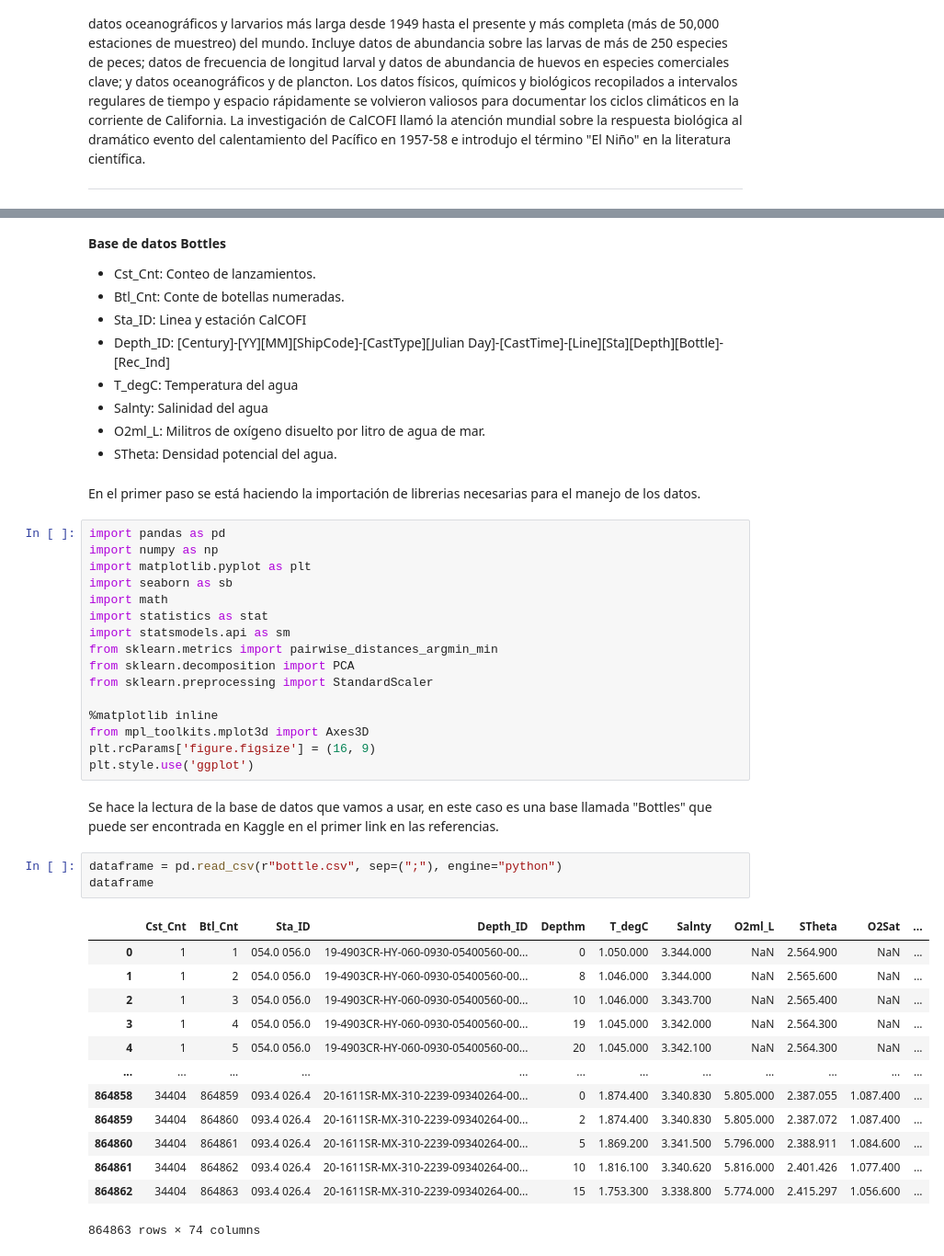
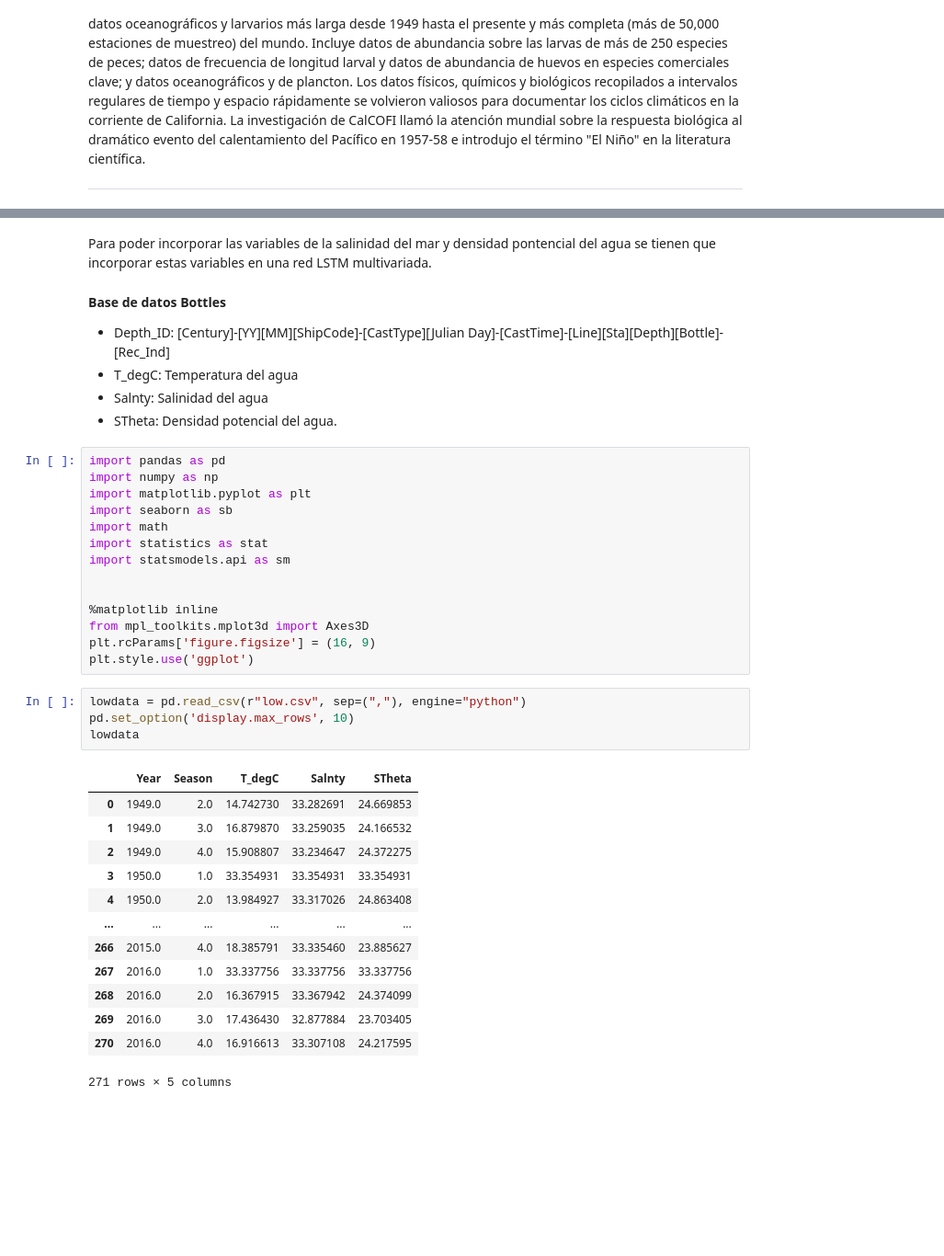
Before and after one commit to Lmdela/Trabajo-de-Mineria-de-Datos, a Jupyter notebook: Redes_LSTM.ipynb, the cells around one changed output, grey strips where cells are left out. Shown at 92% size. Drawn from its saved outputs; the diff is of its cells as text; blank space fills up the shorter version.

```diff
--- a/Redes_LSTM.ipynb
+++ b/Redes_LSTM.ipynb
@@ -32,16 +34,12 @@ Estas redes tienen la habilidad de remover o añadir información a los estados
+# %% [markdown]
+Para poder incorporar las variables de la salinidad del mar y densidad pontencial del agua se tienen que incorporar estas variables en una red LSTM multivariada.
 # %% [markdown]
 **Base de datos Bottles**
 
-*   Cst_Cnt: Conteo de lanzamientos.
-*   Btl_Cnt: Conte de botellas numeradas.
-*   Sta_ID: Linea y estación CalCOFI
 *   Depth_ID: [Century]-[YY][MM][ShipCode]-[CastType][Julian Day]-[CastTime]-[Line][Sta][Depth][Bottle]-[Rec_Ind]
 *   T_degC: Temperatura del agua
 *   Salnty: Salinidad del agua
-*   O2ml_L: Militros de oxígeno disuelto por litro de agua de mar.
 *   STheta: Densidad potencial del agua.
-# %% [markdown]
-En el primer paso se está haciendo la importación de librerias necesarias para el manejo de los datos.
 # %%
 import pandas as pd
 import numpy as np
@@ -50,30 +48,27 @@ import seaborn as sb
 import math
 import statistics as stat
 import statsmodels.api as sm
-from sklearn.metrics import pairwise_distances_argmin_min
-from sklearn.decomposition import PCA
-from sklearn.preprocessing import StandardScaler
+
 
 %matplotlib inline
 from mpl_toolkits.mplot3d import Axes3D
 plt.rcParams['figure.figsize'] = (16, 9)
 plt.style.use('ggplot')
-# %% [markdown]
-Se hace la lectura de la base de datos que vamos a usar, en este caso es una base llamada "Bottles" que puede ser encontrada en Kaggle en el primer link en las referencias.
 # %%
-dataframe = pd.read_csv(r"bottle.csv", sep=(";"), engine="python")
-dataframe
+lowdata = pd.read_csv(r"low.csv", sep=(","), engine="python")
+pd.set_option('display.max_rows', 10)
+lowdata
 # %% [output]
-|  | Cst_Cnt | Btl_Cnt | Sta_ID | Depth_ID | Depthm | T_degC | Salnty | O2ml_L | STheta | O2Sat | ... |
-| 0 | 1 | 1 | 054.0 056.0 | 19-4903CR-HY-060-0930-05400560-00... | 0 | 1.050.000 | 3.344.000 | NaN | 2.564.900 | NaN | ... |
-| 1 | 1 | 2 | 054.0 056.0 | 19-4903CR-HY-060-0930-05400560-00... | 8 | 1.046.000 | 3.344.000 | NaN | 2.565.600 | NaN | ... |
-| 2 | 1 | 3 | 054.0 056.0 | 19-4903CR-HY-060-0930-05400560-00... | 10 | 1.046.000 | 3.343.700 | NaN | 2.565.400 | NaN | ... |
-| 3 | 1 | 4 | 054.0 056.0 | 19-4903CR-HY-060-0930-05400560-00... | 19 | 1.045.000 | 3.342.000 | NaN | 2.564.300 | NaN | ... |
-| 4 | 1 | 5 | 054.0 056.0 | 19-4903CR-HY-060-0930-05400560-00... | 20 | 1.045.000 | 3.342.100 | NaN | 2.564.300 | NaN | ... |
-| ... | ... | ... | ... | ... | ... | ... | ... | ... | ... | ... | ... |
-| 864858 | 34404 | 864859 | 093.4 026.4 | 20-1611SR-MX-310-2239-09340264-00... | 0 | 1.874.400 | 3.340.830 | 5.805.000 | 2.387.055 | 1.087.400 | ... |
-| 864859 | 34404 | 864860 | 093.4 026.4 | 20-1611SR-MX-310-2239-09340264-00... | 2 | 1.874.400 | 3.340.830 | 5.805.000 | 2.387.072 | 1.087.400 | ... |
-| 864860 | 34404 | 864861 | 093.4 026.4 | 20-1611SR-MX-310-2239-09340264-00... | 5 | 1.869.200 | 3.341.500 | 5.796.000 | 2.388.911 | 1.084.600 | ... |
-| 864861 | 34404 | 864862 | 093.4 026.4 | 20-1611SR-MX-310-2239-09340264-00... | 10 | 1.816.100 | 3.340.620 | 5.816.000 | 2.401.426 | 1.077.400 | ... |
-| 864862 | 34404 | 864863 | 093.4 026.4 | 20-1611SR-MX-310-2239-09340264-00... | 15 | 1.753.300 | 3.338.800 | 5.774.000 | 2.415.297 | 1.056.600 | ... |
+|  | Year | Season | T_degC | Salnty | STheta |
+| 0 | 1949.0 | 2.0 | 14.742730 | 33.282691 | 24.669853 |
+| 1 | 1949.0 | 3.0 | 16.879870 | 33.259035 | 24.166532 |
+| 2 | 1949.0 | 4.0 | 15.908807 | 33.234647 | 24.372275 |
+| 3 | 1950.0 | 1.0 | 33.354931 | 33.354931 | 33.354931 |
+| 4 | 1950.0 | 2.0 | 13.984927 | 33.317026 | 24.863408 |
+| ... | ... | ... | ... | ... | ... |
+| 266 | 2015.0 | 4.0 | 18.385791 | 33.335460 | 23.885627 |
+| 267 | 2016.0 | 1.0 | 33.337756 | 33.337756 | 33.337756 |
+| 268 | 2016.0 | 2.0 | 16.367915 | 33.367942 | 24.374099 |
+| 269 | 2016.0 | 3.0 | 17.436430 | 32.877884 | 23.703405 |
+| 270 | 2016.0 | 4.0 | 16.916613 | 33.307108 | 24.217595 |
-864863 rows × 74 columns
+271 rows × 5 columns
```
Also changed, not shown: parts of 19 cells of this notebook.
